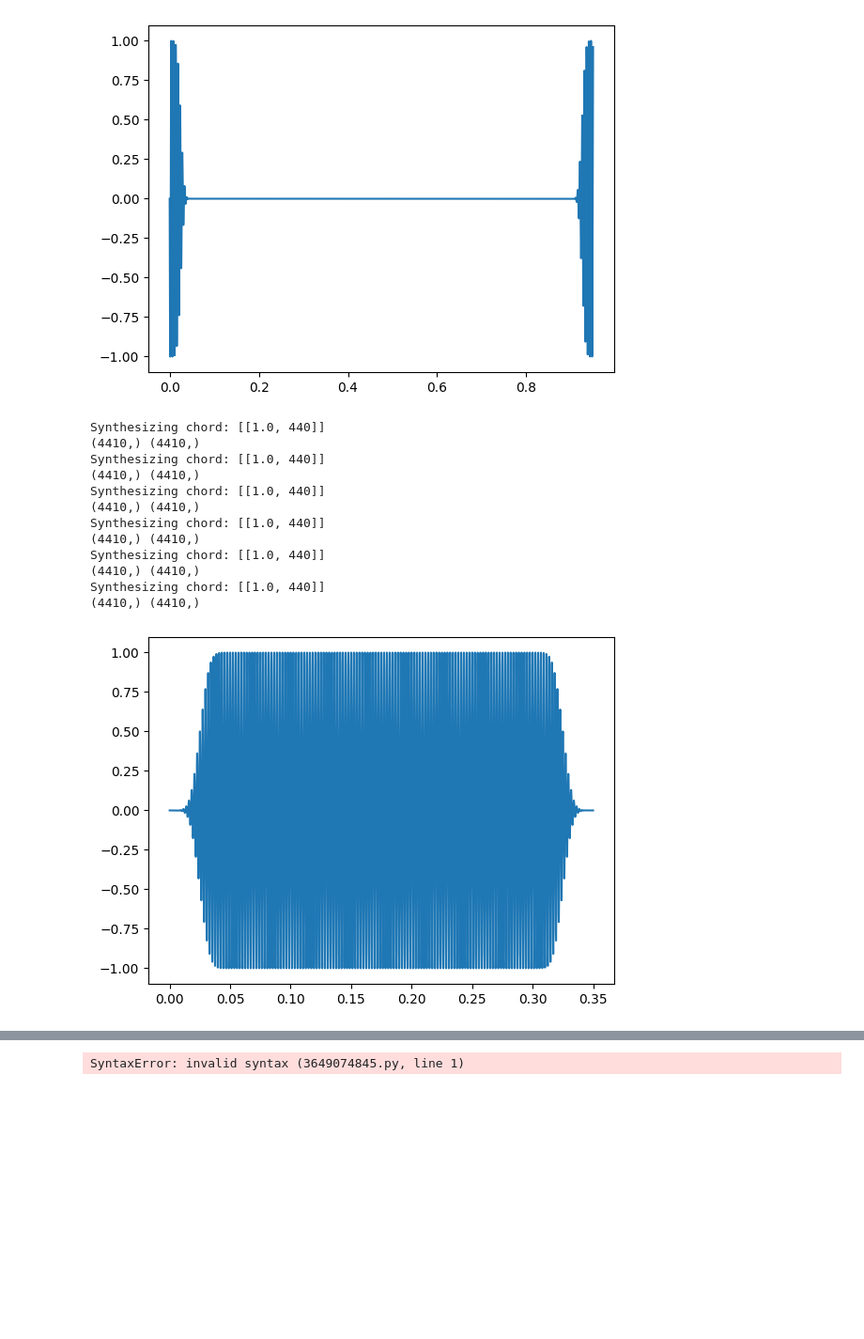
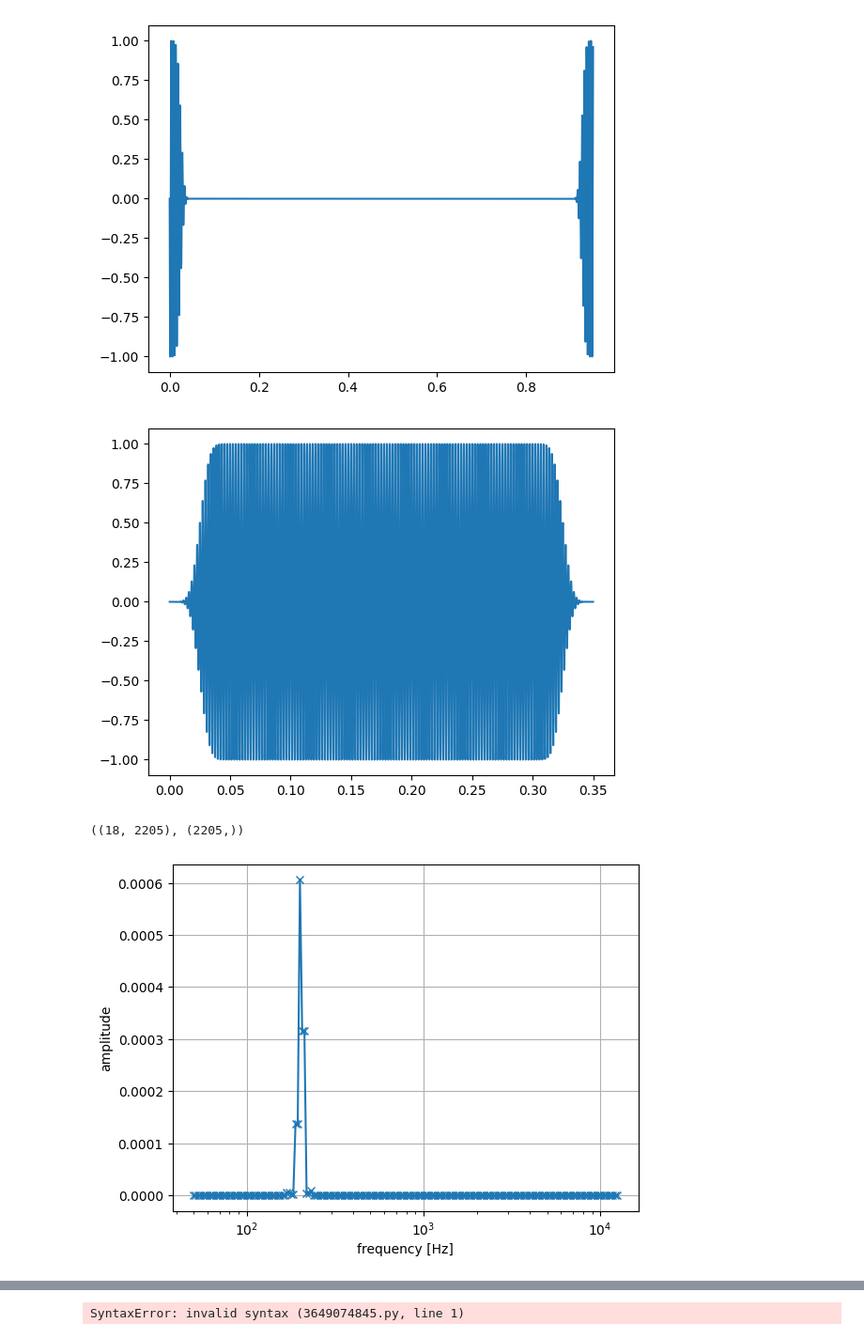
Before and after one commit to ajakovac/Voice-recognition, a Jupyter notebook: stft_notebook.ipynb, the cells around one changed output, grey strips where cells are left out. Shown at 94% size. Saved outputs shown, nothing was run; the diff lists cells and outputs as text; code cells hidden in the pictures; blank space fills up the shorter version.

```diff
--- a/stft_notebook.ipynb
+++ b/stft_notebook.ipynb
@@ -142,20 +101,23 @@ class Synthesizer:
 # %%
-synth = Synthesizer(stft.StftArgument(divide_step=1))
+synth = stft.Synthesizer(stft.StftArgument(divide_step=1))
 chord_list = [[[1.0,440]], [[1.0,440]], [[1.0,440]], [[1.0,440]], [[1.0,440]], [[1.0,440]]]
 data_synth = synth.synthesize(chord_list)
 plt.plot(np.arange(len(data_synth))*synth.dt, data_synth.real)
 plt.show()
 # %% [output]
-Synthesizing chord: [[1.0, 440]]
-(4410,) (4410,)
-Synthesizing chord: [[1.0, 440]]
-(4410,) (4410,)
-Synthesizing chord: [[1.0, 440]]
-(4410,) (4410,)
-Synthesizing chord: [[1.0, 440]]
-(4410,) (4410,)
-Synthesizing chord: [[1.0, 440]]
-(4410,) (4410,)
-Synthesizing chord: [[1.0, 440]]
-(4410,) (4410,)
 [figure]
+# %%
+sft.fourier_data.shape, sft.frequencies.shape
+# %% [output]
+((18, 2205), (2205,))
+# %%
+log_spectrogram, frequencies = stft.transform_to_logscale(sft)
+# %%
+plt.plot(frequencies, np.abs(log_spectrogram[10])**2,'x-')
+plt.xscale('log')
+plt.xlabel('frequency [Hz]')
+plt.ylabel('amplitude')
+plt.grid(True)
+plt.show()
+# %% [output]
+[figure, added]
```
Also changed, not shown: parts of 5 cells of this notebook.
